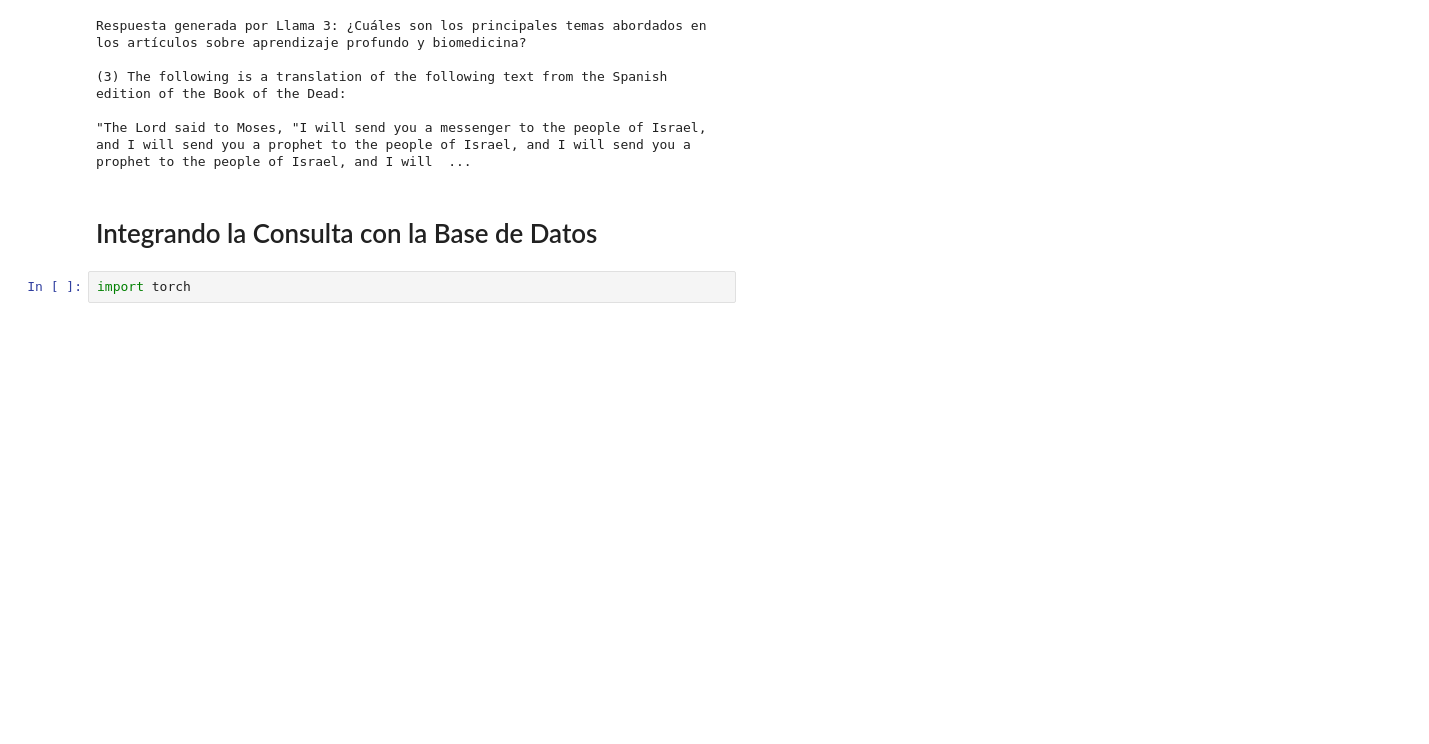
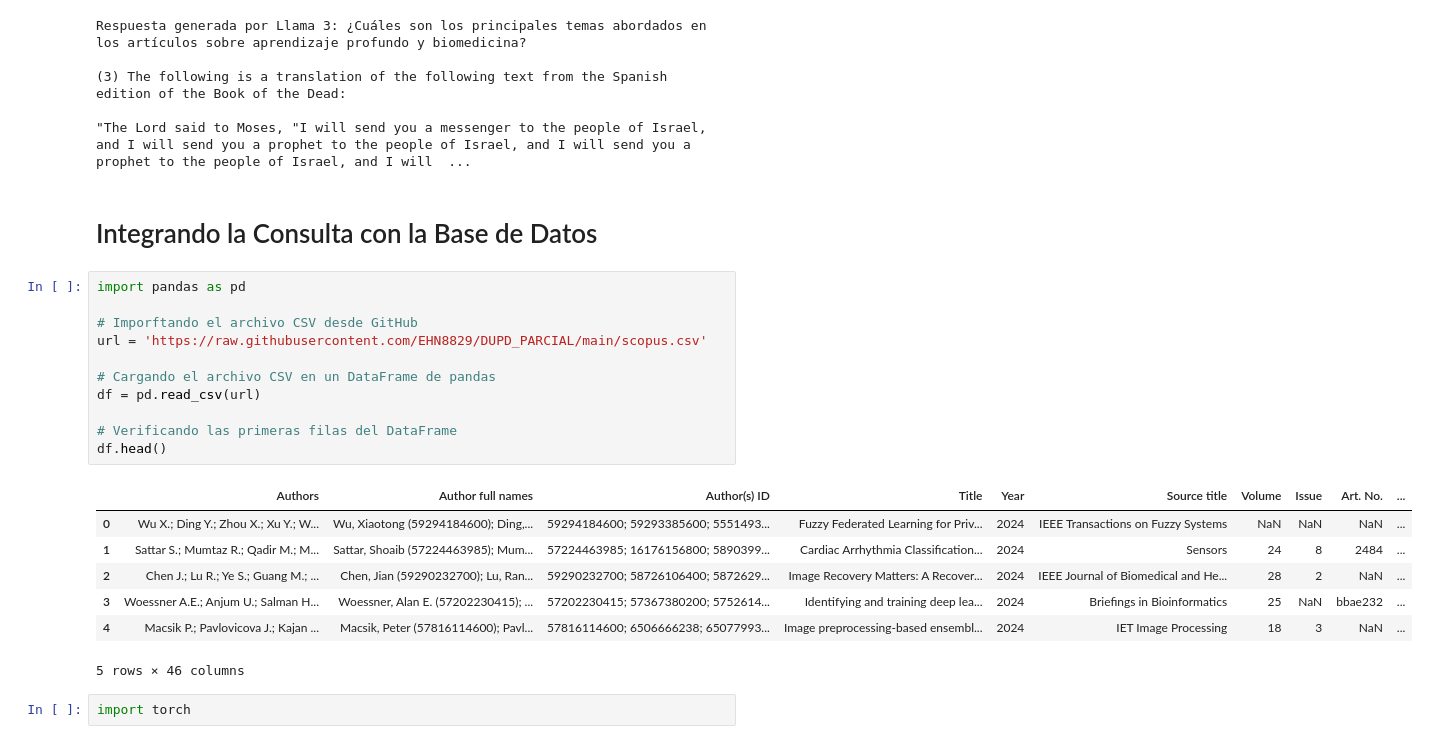
Before and after one commit to EHN8829/EJERCICIO3, a Jupyter notebook: IA_Consultas.ipynb, the cells around one changed output. Cells and saved outputs as stored; diff of their text form; blank space fills up the shorter version.

```diff
--- a/IA_Consultas.ipynb
+++ b/IA_Consultas.ipynb
@@ -164,6 +181,25 @@ Respuesta generada por Llama 3: ¿Cuáles son los principales temas abordados en
 "The Lord said to Moses, "I will send you a messenger to the people of Israel, and I will send you a prophet to the people of Israel, and I will send you a prophet to the people of Israel, and I will  ...
 # %% [markdown]
 # Integrando la Consulta con la Base de Datos
+# %%
+import pandas as pd
+
+# Imporftando el archivo CSV desde GitHub
+url = 'https://raw.githubusercontent.com/EHN8829/DUPD_PARCIAL/main/scopus.csv'
+
+# Cargando el archivo CSV en un DataFrame de pandas
+df = pd.read_csv(url)
+
+# Verificando las primeras filas del DataFrame
+df.head()
+# %% [output]
+|  | Authors | Author full names | Author(s) ID | Title | Year | Source title | Volume | Issue | Art. No. | ... |
+| 0 | Wu X.; Ding Y.; Zhou X.; Xu Y.; W... | Wu, Xiaotong (59294184600); Ding,... | 59294184600; 59293385600; 5551493... | Fuzzy Federated Learning for Priv... | 2024 | IEEE Transactions on Fuzzy Systems | NaN | NaN | NaN | ... |
+| 1 | Sattar S.; Mumtaz R.; Qadir M.; M... | Sattar, Shoaib (57224463985); Mum... | 57224463985; 16176156800; 5890399... | Cardiac Arrhythmia Classification... | 2024 | Sensors | 24 | 8 | 2484 | ... |
+| 2 | Chen J.; Lu R.; Ye S.; Guang M.; ... | Chen, Jian (59290232700); Lu, Ran... | 59290232700; 58726106400; 5872629... | Image Recovery Matters: A Recover... | 2024 | IEEE Journal of Biomedical and He... | 28 | 2 | NaN | ... |
+| 3 | Woessner A.E.; Anjum U.; Salman H... | Woessner, Alan E. (57202230415); ... | 57202230415; 57367380200; 5752614... | Identifying and training deep lea... | 2024 | Briefings in Bioinformatics | 25 | NaN | bbae232 | ... |
+| 4 | Macsik P.; Pavlovicova J.; Kajan ... | Macsik, Peter (57816114600); Pavl... | 57816114600; 6506666238; 65077993... | Image preprocessing-based ensembl... | 2024 | IET Image Processing | 18 | 3 | NaN | ... |
+5 rows × 46 columns
 # %%
 import torch
 # %%
```
Also changed, not shown: parts of 13 cells of this notebook.
